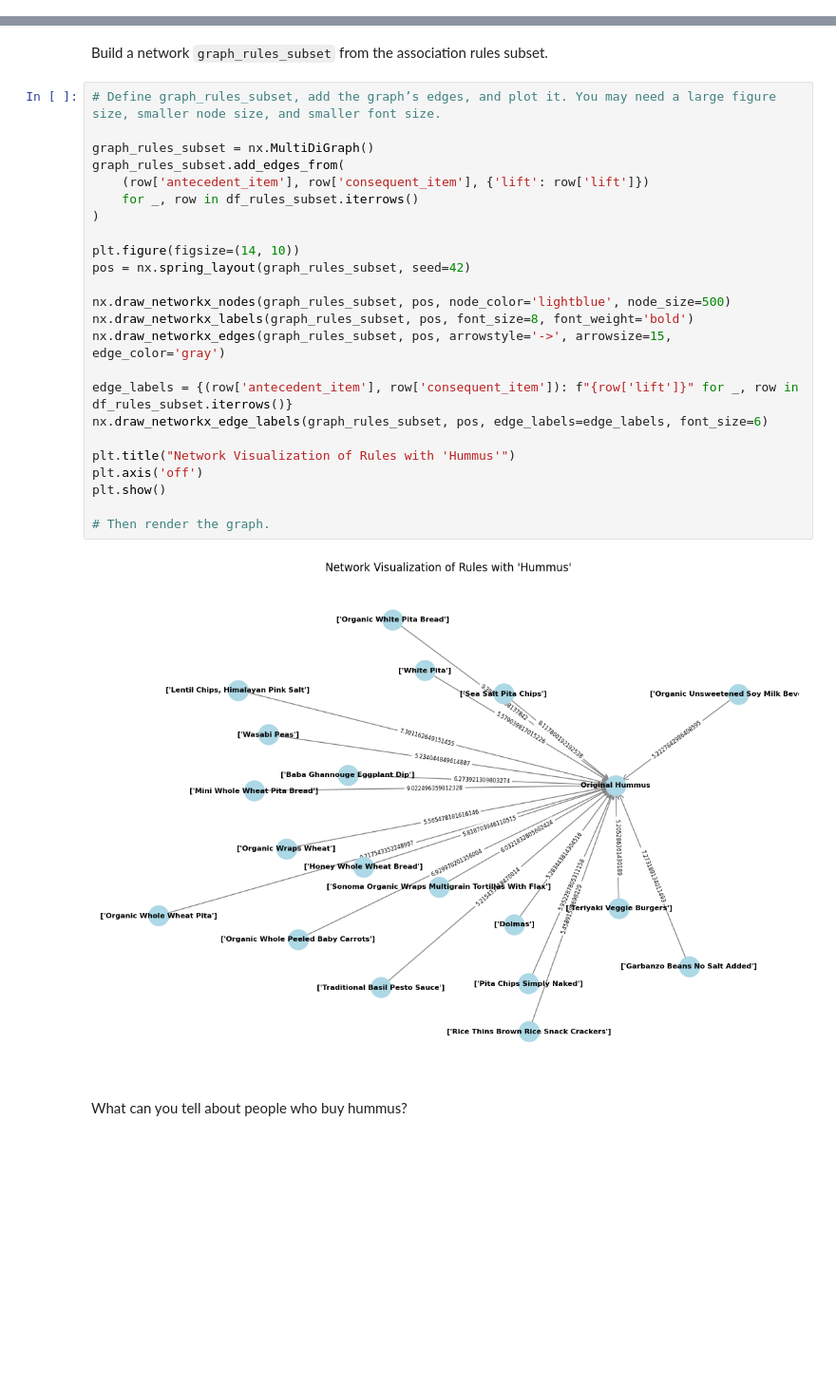
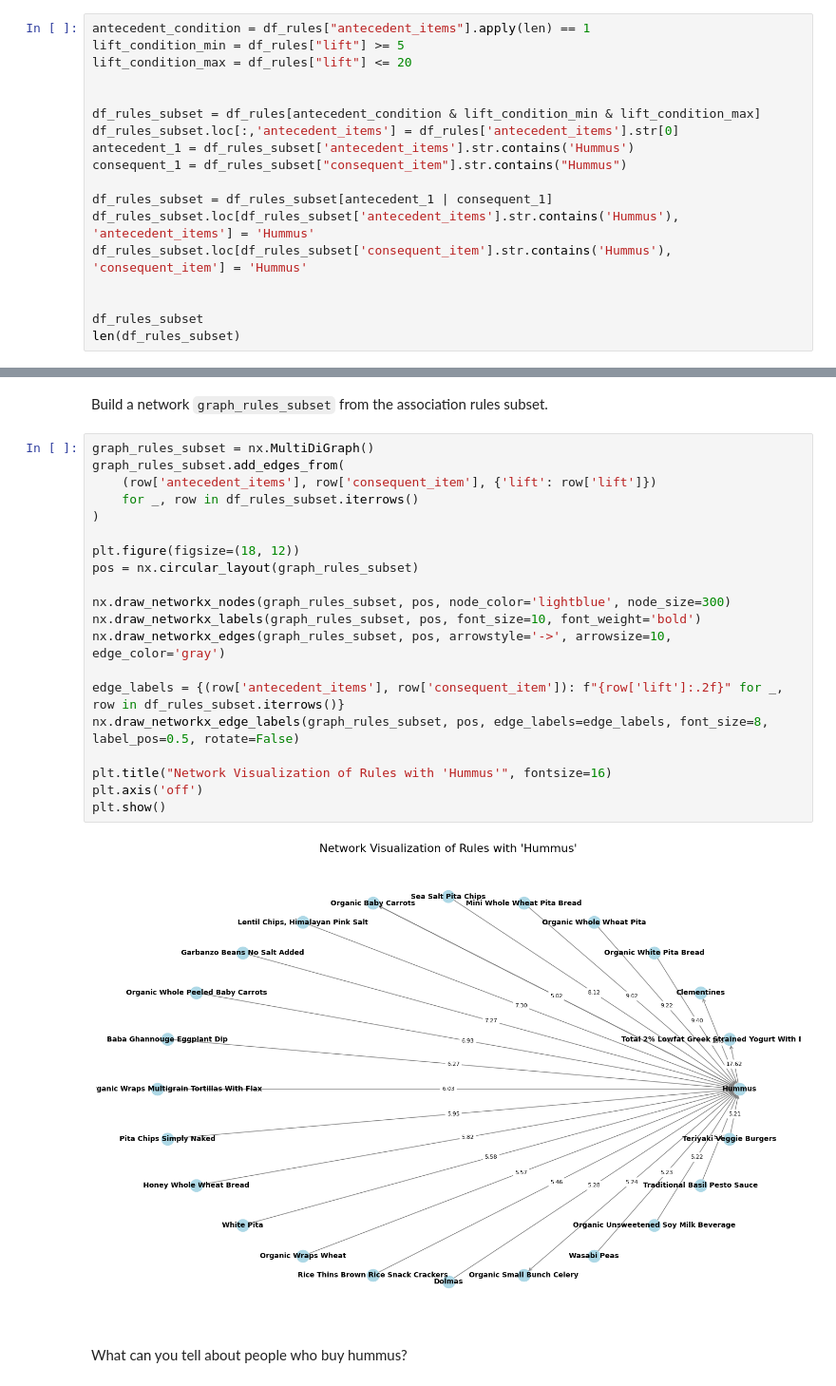
Before and after one commit to Mesa112/2024-DS-Tue, a Jupyter notebook: Week-05-Unsupervised-Learning/EM - HW.ipynb, the cells around one changed output, grey strips where cells are left out. Shown at 95% size. Saved outputs shown, nothing was run; the diff lists cells and outputs as text; blank space fills up the shorter version.

```diff
--- a/Week-05-Unsupervised-Learning/EM - HW.ipynb
+++ b/Week-05-Unsupervised-Learning/EM - HW.ipynb
@@ -186,0 +159,18 @@ len(df_rules_subset)
+# %%
+antecedent_condition = df_rules["antecedent_items"].apply(len) == 1
+lift_condition_min = df_rules["lift"] >= 5
+lift_condition_max = df_rules["lift"] <= 20
+
+
+df_rules_subset = df_rules[antecedent_condition & lift_condition_min & lift_condition_max]
+df_rules_subset.loc[:,'antecedent_items'] = df_rules['antecedent_items'].str[0]
+antecedent_1 = df_rules_subset['antecedent_items'].str.contains('Hummus')
+consequent_1 = df_rules_subset["consequent_item"].str.contains("Hummus")
+
+df_rules_subset = df_rules_subset[antecedent_1 | consequent_1]
+df_rules_subset.loc[df_rules_subset['antecedent_items'].str.contains('Hummus'), 'antecedent_items'] = 'Hummus'
+df_rules_subset.loc[df_rules_subset['consequent_item'].str.contains('Hummus'), 'consequent_item'] = 'Hummus'
+
+
+df_rules_subset
+len(df_rules_subset)
@@ -187,31 +179,27 @@ len(df_rules_subset)
 # %% [markdown]
 Build a network `graph_rules_subset` from the association rules subset.
 # %%
-# Define graph_rules_subset, add the graph’s edges, and plot it. You may need a large figure size, smaller node size, and smaller font size.
-
 graph_rules_subset = nx.MultiDiGraph()
 graph_rules_subset.add_edges_from(
-    (row['antecedent_item'], row['consequent_item'], {'lift': row['lift']})
+    (row['antecedent_items'], row['consequent_item'], {'lift': row['lift']})
     for _, row in df_rules_subset.iterrows()
 )
 
-plt.figure(figsize=(14, 10))
-pos = nx.spring_layout(graph_rules_subset, seed=42)
+plt.figure(figsize=(18, 12))
+pos = nx.circular_layout(graph_rules_subset)
 
-nx.draw_networkx_nodes(graph_rules_subset, pos, node_color='lightblue', node_size=500)
-nx.draw_networkx_labels(graph_rules_subset, pos, font_size=8, font_weight='bold')
-nx.draw_networkx_edges(graph_rules_subset, pos, arrowstyle='->', arrowsize=15, edge_color='gray')
+nx.draw_networkx_nodes(graph_rules_subset, pos, node_color='lightblue', node_size=300)
+nx.draw_networkx_labels(graph_rules_subset, pos, font_size=10, font_weight='bold')
+nx.draw_networkx_edges(graph_rules_subset, pos, arrowstyle='->', arrowsize=10, edge_color='gray')
 
-edge_labels = {(row['antecedent_item'], row['consequent_item']): f"{row['lift']}" for _, row in df_rules_subset.iterrows()}
-nx.draw_networkx_edge_labels(graph_rules_subset, pos, edge_labels=edge_labels, font_size=6)
+edge_labels = {(row['antecedent_items'], row['consequent_item']): f"{row['lift']:.2f}" for _, row in df_rules_subset.iterrows()}
+nx.draw_networkx_edge_labels(graph_rules_subset, pos, edge_labels=edge_labels, font_size=8, label_pos=0.5, rotate=False)
 
-plt.title("Network Visualization of Rules with 'Hummus'")
+plt.title("Network Visualization of Rules with 'Hummus'", fontsize=16)
 plt.axis('off')
 plt.show()
-
-# Then render the graph.
 # %% [output]
-[figure, old version]
+[figure, new version]
 # %% [markdown]
 What can you tell about people who buy hummus?
 # %% [markdown]
```
Also changed, not shown: parts of 8 cells of this notebook.
